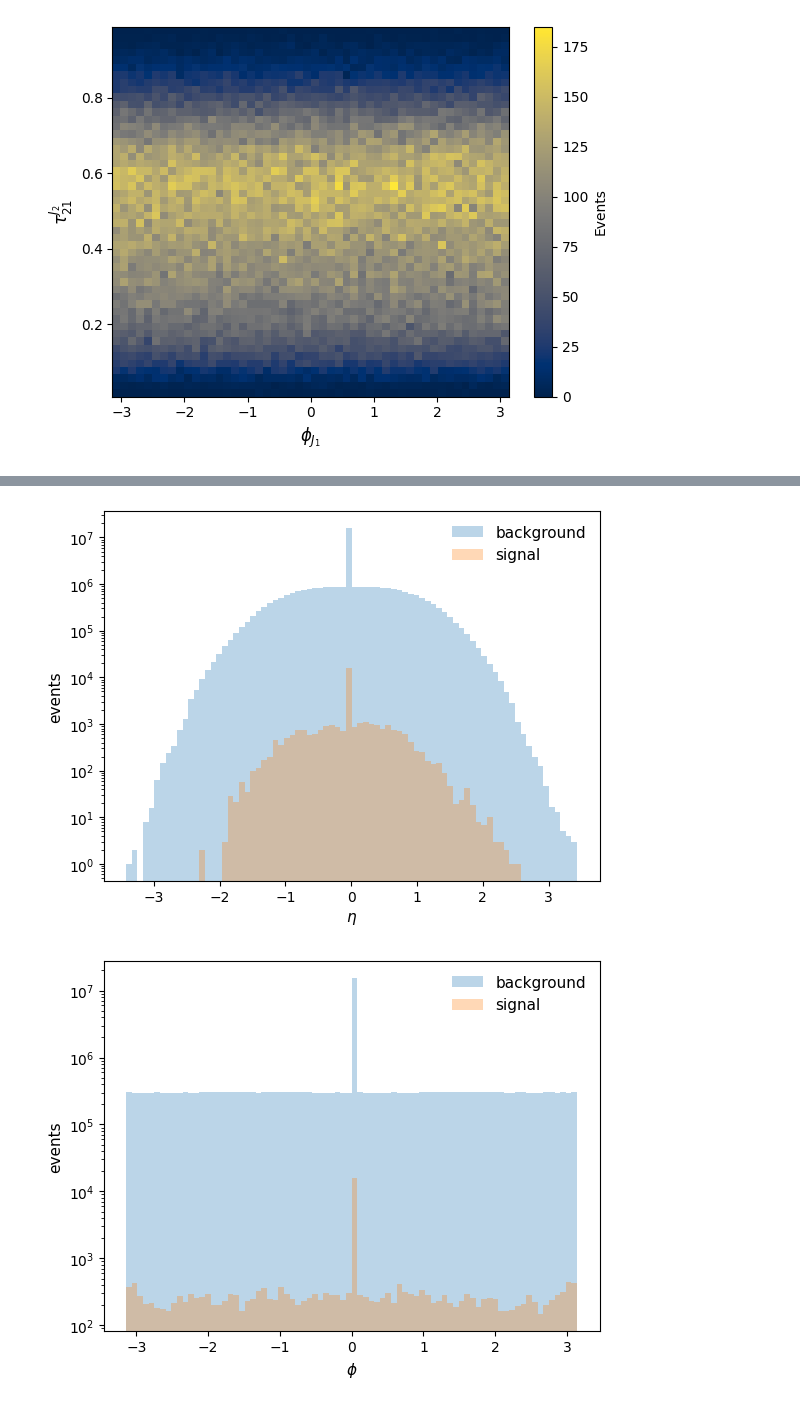
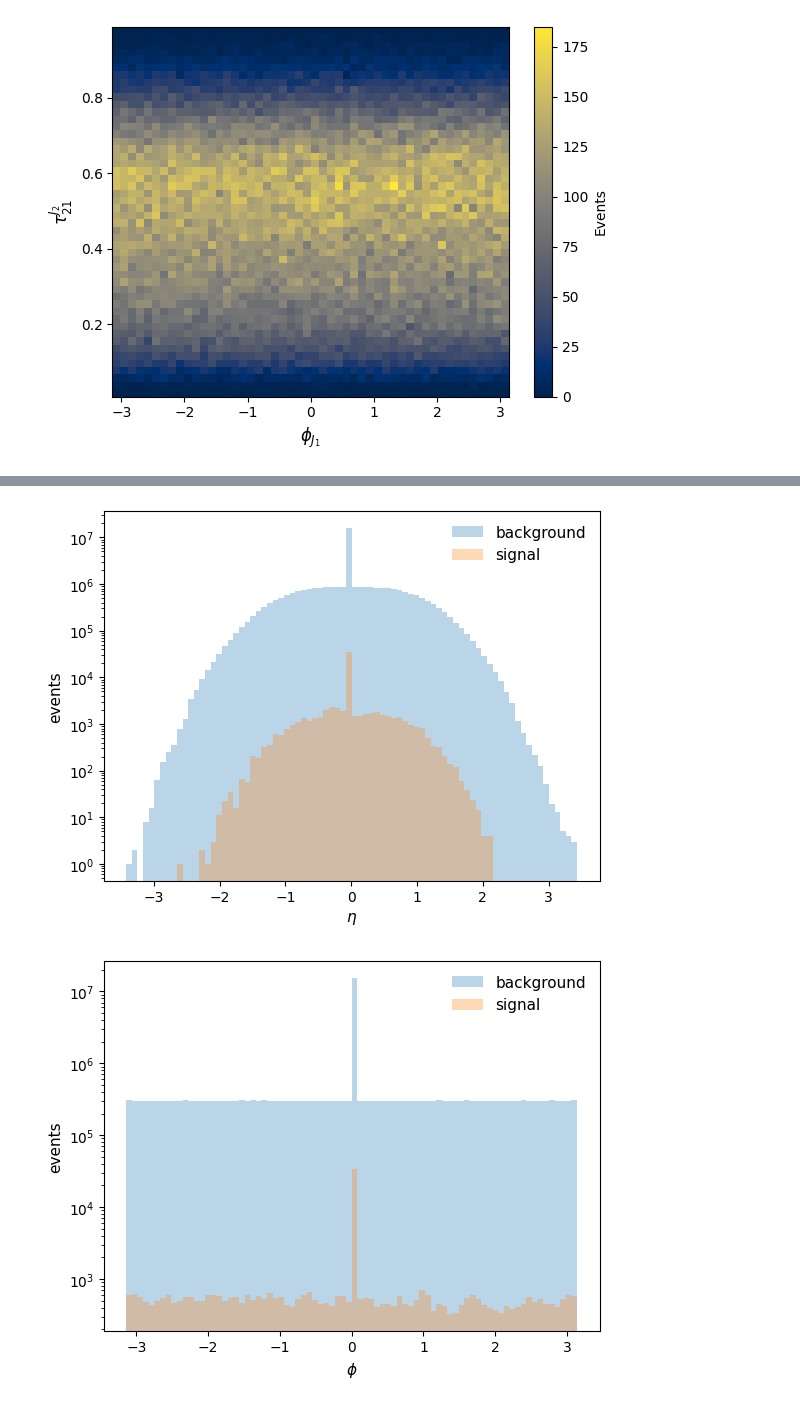
Before and after one commit to theparada/IAD-gaussian-effect, a Jupyter notebook: debug.ipynb, the cells around one changed output, grey strips where cells are left out. Saved outputs shown, nothing was run; the diff lists cells and outputs as text; code cells hidden in the pictures.

```diff
--- a/debug.ipynb
+++ b/debug.ipynb
@@ -93,7 +258,8 @@ for task in tasks:
     for method, gauss in methods:
         sig = []
         bg = []
-        pred = evaluate_median_output(device=device, dir=method+task+"/", gauss_num=gauss)
+        # pred = evaluate_median_output(device=device, dir=method+task+"/", gauss_num=gauss)
+        pred = evaluate_median_output_EPiC(device=device, dir=method+task+"/")
         for i in range(len(pred)):
             if pred[i,1]==1:
                 sig.append(pred[i,0])
@@ -172,3 +302,20 @@ features = ["$p_T$ (GeV)", "$\\eta$", "$\\phi$"]
+# %%
+X_train = np.load("data/X_files_EPiC/X_train.npy")
+y_train = np.load("data/X_files_EPiC/y_train.npy")
+train_mask = (X_train[...,0] != 0.)
+X_train = X_train[train_mask]
+
+X_val = np.load("data/X_files_EPiC/X_val.npy")
+y_val = np.load("data/X_files_EPiC/y_val.npy")
+val_mask = (X_val[...,0] != 0.)
+X_val = X_val[val_mask]
+
+X_test = np.load("data/X_files_EPiC/X_test.npy")
+y_test = np.load("data/X_files_EPiC/y_test.npy")
+test_mask = (X_test[...,0] != 0.)
+X_test = X_test[test_mask]
+
+features = ["$p_T$ (GeV)", "$\\eta$", "$\\phi$"]
 # %%
 for fe in range(len(features)):
     fig, ax = plt.subplots()
@@ -186,11 +333,11 @@ for fe in range(len(features)):
 # %%
 sig = []
 bg = []
-for i in range(len(label)):
-    if label[i, 0] == 1:
-        sig.append(train[i])
+for i in range(len(y_train)):
+    if y_train[i, 0] == 1:
+        sig.append(X_train[i])
     else:
-        bg.append(train[i])
+        bg.append(X_train[i])
 sig = np.vstack(sig)
 bg = np.vstack(bg)
 
@@ -204,7 +351,7 @@ for i in range(len(features)):
     plt.yscale("log")
     plt.xticks(fontsize=10)
     plt.yticks(fontsize=10)
-    plt.savefig("plots/results/feature"+str(i)+".png")
+    # plt.savefig("plots/results/feature"+str(i)+".png")
     plt.show()
     plt.close()
 # %% [output]
@@ -212,2 +359,2 @@ for i in range(len(features)):
-[figure, old version]
+[figure, new version]
-[figure, old version]
+[figure, new version]
```
Also changed, not shown: parts of 6 cells of this notebook, 6 other files.
